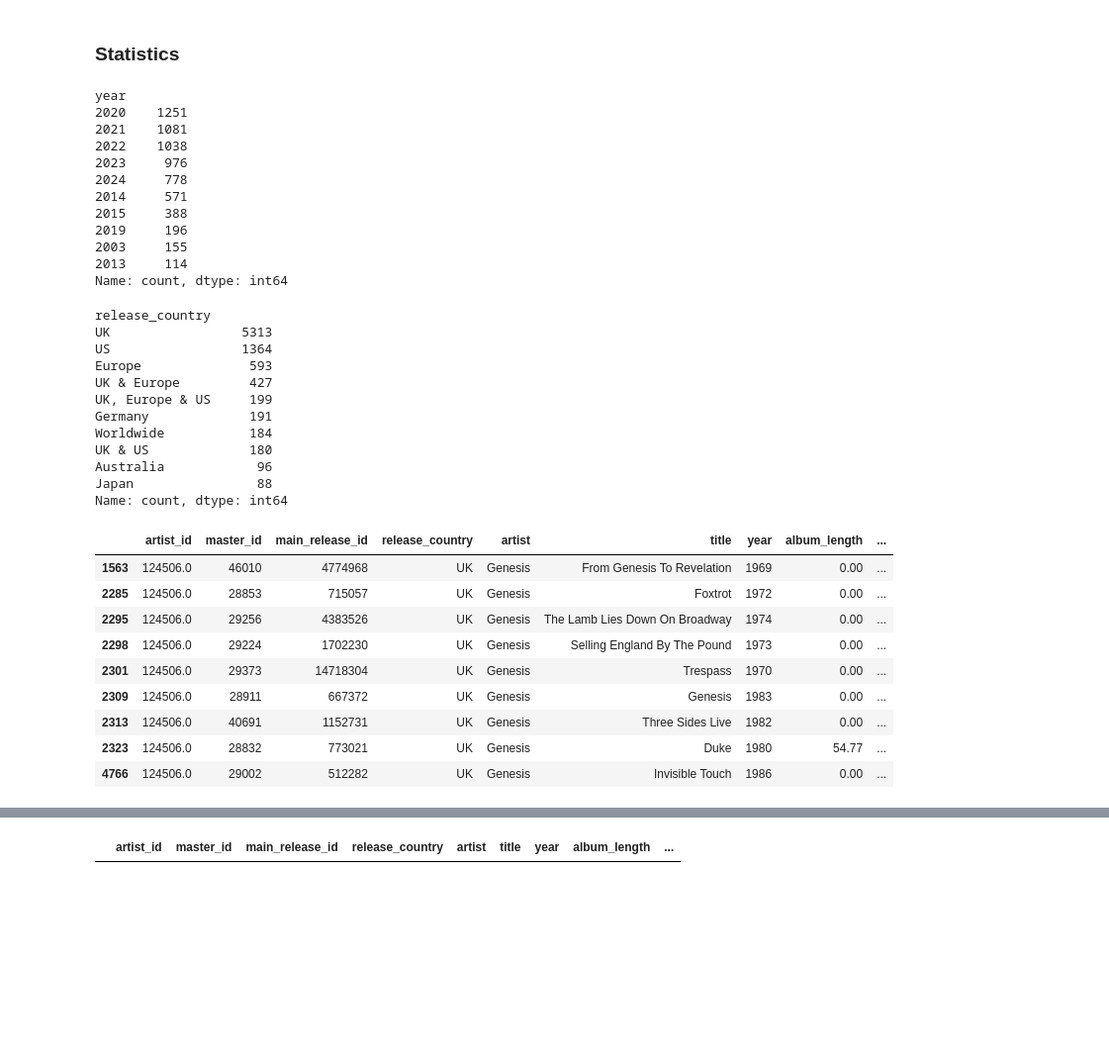
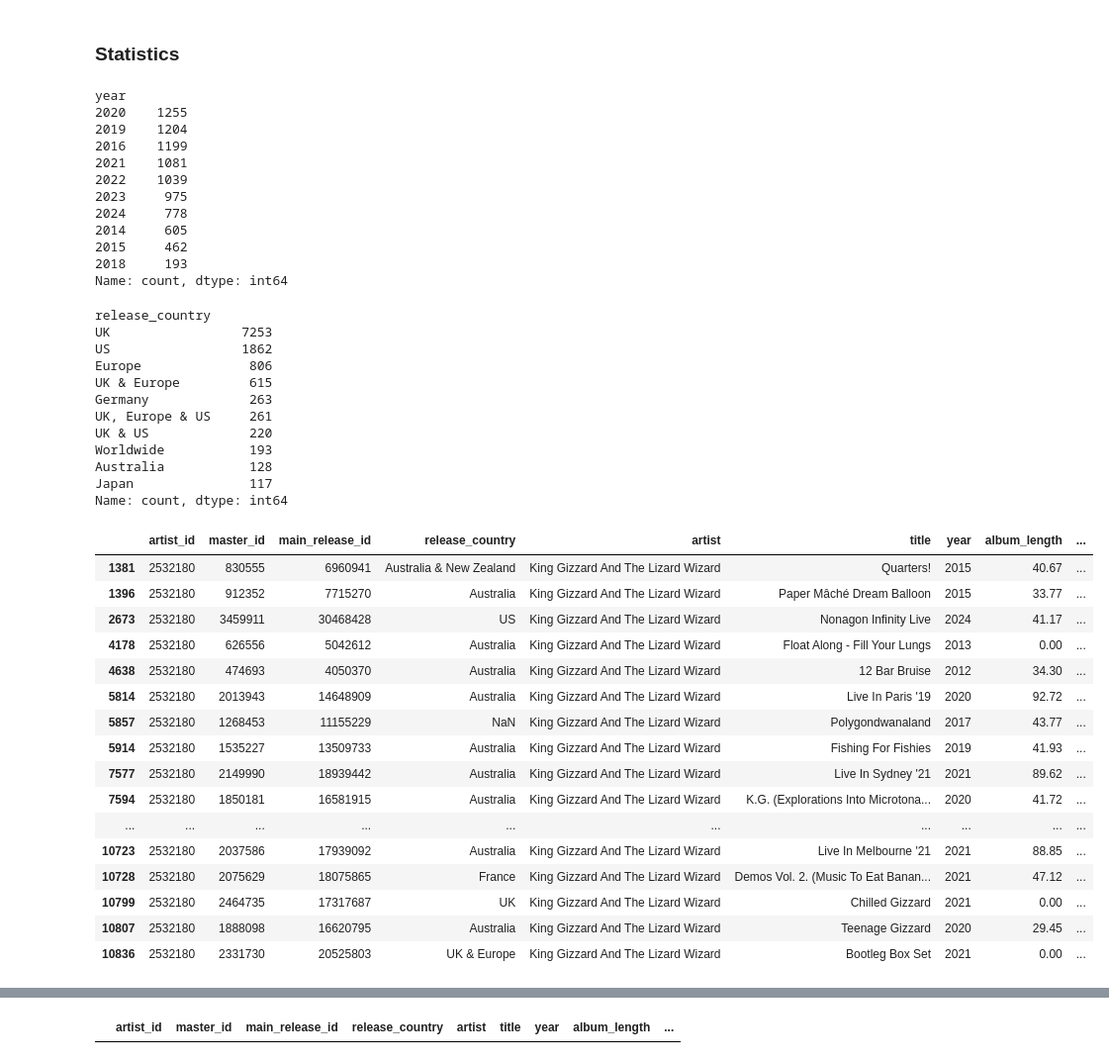
Before and after one commit to arnauog/what_the_rock, a Jupyter notebook: Discogs_API.ipynb, the cells around one changed output, grey strips where cells are left out. Shown at 99% size. Cells and saved outputs as stored; diff of their text form; code cells hidden in the pictures; blank space fills up the shorter version.

```diff
--- a/Discogs_API.ipynb
+++ b/Discogs_API.ipynb
@@ -57,7 +59,7 @@ ConnectionError: ('Connection aborted.', ConnectionResetError(10054, 'Se ha forz
 # get all rock_styles in one year in one country
 
 url = "https://api.discogs.com/database/search"
-headers = {"Authorization": "Discogs token=UwfqmsztxwnfABgQpmhaAsprbUgpOJKGOJSQAqfp"}
+headers = {"User-Agent": 'Arnau', "Authorization": "Discogs token=UwfqmsztxwnfABgQpmhaAsprbUgpOJKGOJSQAqfp"}
 
 genres = ["Blues", "Classical", "Electronic", "Folk, World, & Country", "Funk / Soul", "Hip-Hop", "Jazz", "Latin", "Pop", "Rock", "Stage & Screen"]
 rock_styles = ["Pop Rock", "Punk", "Alternative Rock", "Indie Rock", "Hardcore", "Rock & Roll", "Hard Rock", "Psychedelic Rock"
@@ -73,7 +75,7 @@ for style in rock_styles:
 
         # items to change
         , 'country': 'UK'
-        , 'year': 2016
+        , 'year': 2018
         , 'style': style
     }
 
@@ -136,10 +146,7 @@ headers = {"User-Agent": "MyDiscogsApp", "Authorization": "Discogs token=Uwfqmsz
 
 df_masters_scrapped = pd.read_csv('Datasets/df_masters.csv')
 
-# rock_styles = ["Pop Rock", "Punk", "Alternative Rock", "Indie Rock", "Hardcore", "Rock & Roll", "Hard Rock", "Psychedelic Rock"
-#               , "Black Metal", "Heavy Metal", "Folk Rock", "Experimental", "Prog Rock", "Death Metal", "Garage Rock"]
-
-rock_styles = ["Hard Rock", "Psychedelic Rock"
+rock_styles = ["Pop Rock", "Punk", "Alternative Rock", "Indie Rock", "Hardcore", "Rock & Roll", "Hard Rock", "Psychedelic Rock"
               , "Black Metal", "Heavy Metal", "Folk Rock", "Experimental", "Prog Rock", "Death Metal", "Garage Rock"]
 
 # create empty lists
@@ -159,7 +166,7 @@ main_release_id_list = []
 
 attempts = 0
 scrapped = 0
-start_year = 2016
+start_year = 2018
 
 for year in range(start_year, start_year-1, -1):
     print(f'Year: {year}')
@@ -485,45 +460,52 @@ df_masters_concat.to_csv('Datasets/df_masters.csv', index=False)
 df_masters_concat.year.value_counts().head(10)
 # %% [output]
 year
-2020    1251
+2020    1255
+2019    1204
+2016    1199
 2021    1081
-2022    1038
-2023     976
+2022    1039
+2023     975
 2024     778
-2014     571
-2015     388
-2019     196
-2003     155
-2013     114
+2014     605
+2015     462
+2018     193
 Name: count, dtype: int64
 # %%
 df_masters_concat.release_country.value_counts().head(10)
 # %% [output]
 release_country
-UK                 5313
-US                 1364
-Europe              593
-UK & Europe         427
-UK, Europe & US     199
-Germany             191
-Worldwide           184
-UK & US             180
-Australia            96
-Japan                88
+UK                 7253
+US                 1862
+Europe              806
+UK & Europe         615
+Germany             263
+UK, Europe & US     261
+UK & US             220
+Worldwide           193
+Australia           128
+Japan               117
 Name: count, dtype: int64
 # %%
-df_masters_concat[df_masters_concat['artist']=='Genesis']
+df_masters_concat[df_masters_concat['artist']=='King Gizzard And The Lizard Wizard']
 # %% [output]
 |  | artist_id | master_id | main_release_id | release_country | artist | title | year | album_length | ... |
-| 1563 | 124506.0 | 46010 | 4774968 | UK | Genesis | From Genesis To Revelation | 1969 | 0.00 | ... |
-| 2285 | 124506.0 | 28853 | 715057 | UK | Genesis | Foxtrot | 1972 | 0.00 | ... |
-| 2295 | 124506.0 | 29256 | 4383526 | UK | Genesis | The Lamb Lies Down On Broadway | 1974 | 0.00 | ... |
-| 2298 | 124506.0 | 29224 | 1702230 | UK | Genesis | Selling England By The Pound | 1973 | 0.00 | ... |
-| 2301 | 124506.0 | 29373 | 14718304 | UK | Genesis | Trespass | 1970 | 0.00 | ... |
-| 2309 | 124506.0 | 28911 | 667372 | UK | Genesis | Genesis | 1983 | 0.00 | ... |
-| 2313 | 124506.0 | 40691 | 1152731 | UK | Genesis | Three Sides Live | 1982 | 0.00 | ... |
-| 2323 | 124506.0 | 28832 | 773021 | UK | Genesis | Duke | 1980 | 54.77 | ... |
-| 4766 | 124506.0 | 29002 | 512282 | UK | Genesis | Invisible Touch | 1986 | 0.00 | ... |
+| 1381 | 2532180 | 830555 | 6960941 | Australia & New Zealand | King Gizzard And The Lizard Wizard | Quarters! | 2015 | 40.67 | ... |
+| 1396 | 2532180 | 912352 | 7715270 | Australia | King Gizzard And The Lizard Wizard | Paper Mâché Dream Balloon | 2015 | 33.77 | ... |
+| 2673 | 2532180 | 3459911 | 30468428 | US | King Gizzard And The Lizard Wizard | Nonagon Infinity Live | 2024 | 41.17 | ... |
+| 4178 | 2532180 | 626556 | 5042612 | Australia | King Gizzard And The Lizard Wizard | Float Along - Fill Your Lungs | 2013 | 0.00 | ... |
+| 4638 | 2532180 | 474693 | 4050370 | Australia | King Gizzard And The Lizard Wizard | 12 Bar Bruise | 2012 | 34.30 | ... |
+| 5814 | 2532180 | 2013943 | 14648909 | Australia | King Gizzard And The Lizard Wizard | Live In Paris '19 | 2020 | 92.72 | ... |
+| 5857 | 2532180 | 1268453 | 11155229 | NaN | King Gizzard And The Lizard Wizard | Polygondwanaland | 2017 | 43.77 | ... |
+| 5914 | 2532180 | 1535227 | 13509733 | Australia | King Gizzard And The Lizard Wizard | Fishing For Fishies | 2019 | 41.93 | ... |
+| 7577 | 2532180 | 2149990 | 18939442 | Australia | King Gizzard And The Lizard Wizard | Live In Sydney '21 | 2021 | 89.62 | ... |
+| 7594 | 2532180 | 1850181 | 16581915 | Australia | King Gizzard And The Lizard Wizard | K.G. (Explorations Into Microtona... | 2020 | 41.72 | ... |
+| ... | ... | ... | ... | ... | ... | ... | ... | ... | ... |
+| 10723 | 2532180 | 2037586 | 17939092 | Australia | King Gizzard And The Lizard Wizard | Live In Melbourne '21 | 2021 | 88.85 | ... |
+| 10728 | 2532180 | 2075629 | 18075865 | France | King Gizzard And The Lizard Wizard | Demos Vol. 2. (Music To Eat Banan... | 2021 | 47.12 | ... |
+| 10799 | 2532180 | 2464735 | 17317687 | UK | King Gizzard And The Lizard Wizard | Chilled Gizzard | 2021 | 0.00 | ... |
+| 10807 | 2532180 | 1888098 | 16620795 | Australia | King Gizzard And The Lizard Wizard | Teenage Gizzard | 2020 | 29.45 | ... |
+| 10836 | 2532180 | 2331730 | 20525803 | UK & Europe | King Gizzard And The Lizard Wizard | Bootleg Box Set | 2021 | 0.00 | ... |
 # %%
 df_masters_concat.artist.value_counts().head(10)
 # %% [output]
```
Also changed, not shown: parts of 29 cells of this notebook, 8 other files.
